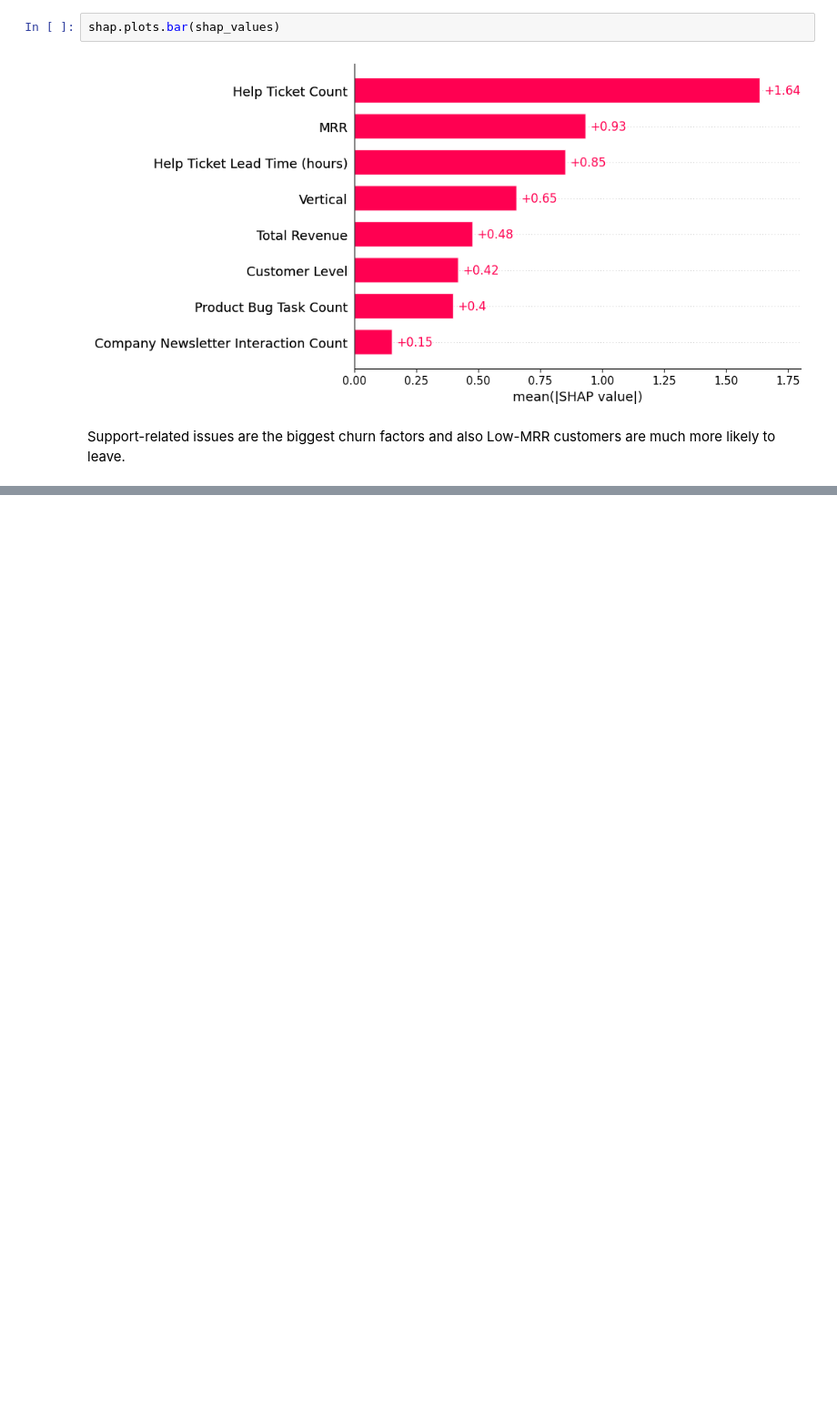
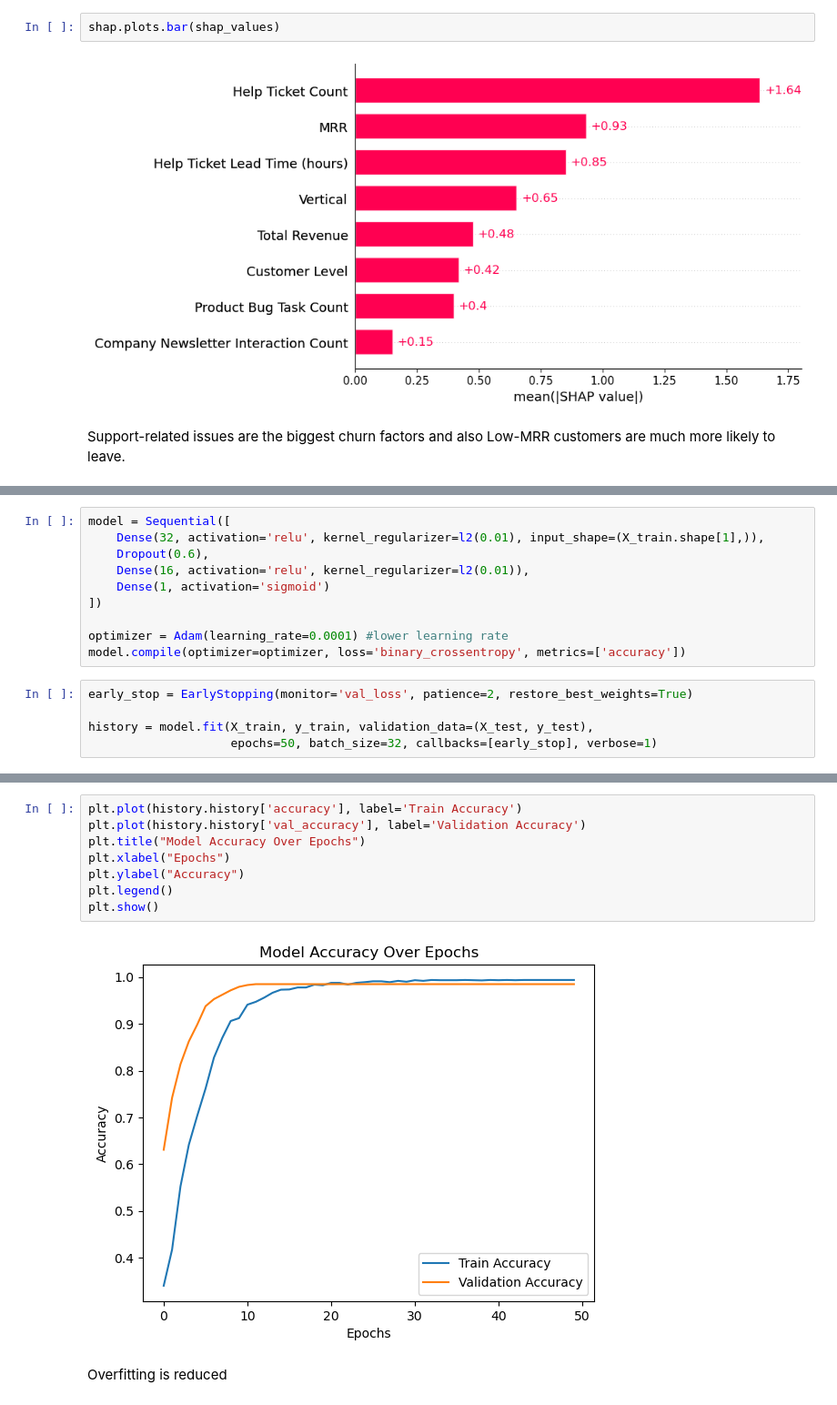
Before and after one commit to yahocan/hacettepeaidatathon2024, a Jupyter notebook: datathon.ipynb, the cells around one changed output, grey strips where cells are left out. Shown at 91% size. Cells and saved outputs as stored; diff of their text form; blank space fills up the shorter version.

```diff
--- a/datathon.ipynb
+++ b/datathon.ipynb
@@ -675,0 +780,15 @@ plt.show()
+# %%
+model = Sequential([
+    Dense(32, activation='relu', kernel_regularizer=l2(0.01), input_shape=(X_train.shape[1],)),
+    Dropout(0.6),
+    Dense(16, activation='relu', kernel_regularizer=l2(0.01)),
+    Dense(1, activation='sigmoid')
+])
+
+optimizer = Adam(learning_rate=0.0001) #lower learning rate
+model.compile(optimizer=optimizer, loss='binary_crossentropy', metrics=['accuracy'])
+# %%
+early_stop = EarlyStopping(monitor='val_loss', patience=2, restore_best_weights=True)
+
+history = model.fit(X_train, y_train, validation_data=(X_test, y_test),
+                    epochs=50, batch_size=32, callbacks=[early_stop], verbose=1)
@@ -675,0 +834,12 @@ plt.show()
+# %%
+plt.plot(history.history['accuracy'], label='Train Accuracy')
+plt.plot(history.history['val_accuracy'], label='Validation Accuracy')
+plt.title("Model Accuracy Over Epochs")
+plt.xlabel("Epochs")
+plt.ylabel("Accuracy")
+plt.legend()
+plt.show()
+# %% [output]
+[figure, added]
+# %% [markdown]
+Overfitting is reduced
```
Also changed, not shown: parts of 24 cells of this notebook, 3 other files.
